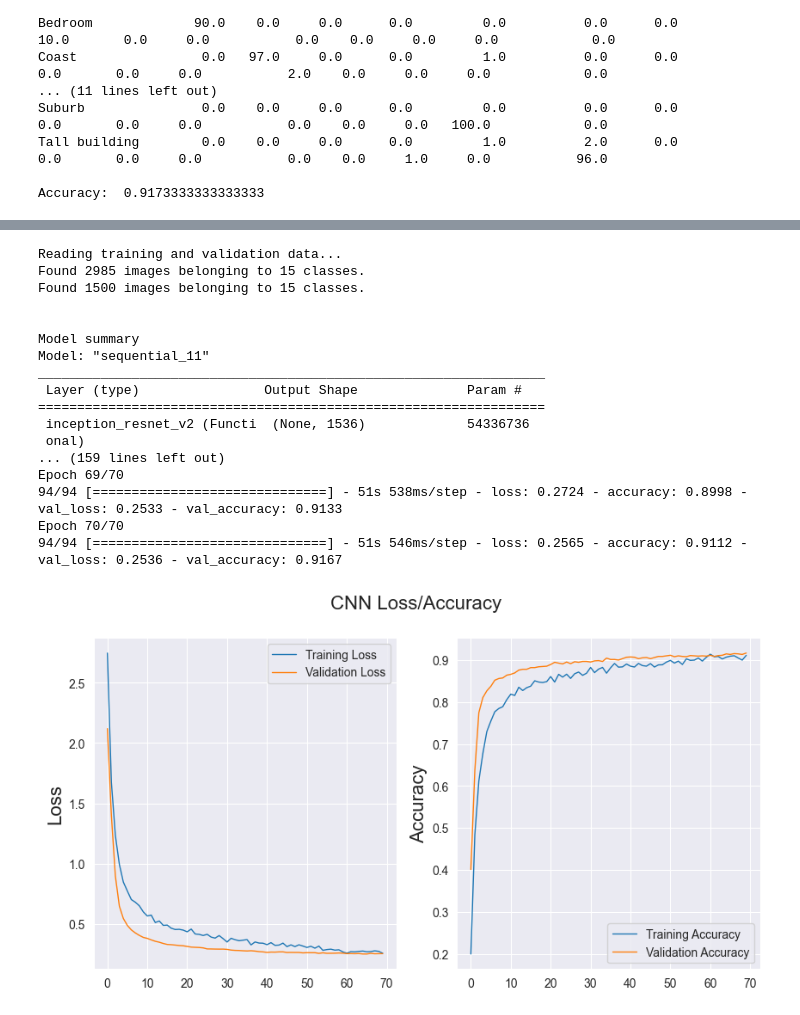
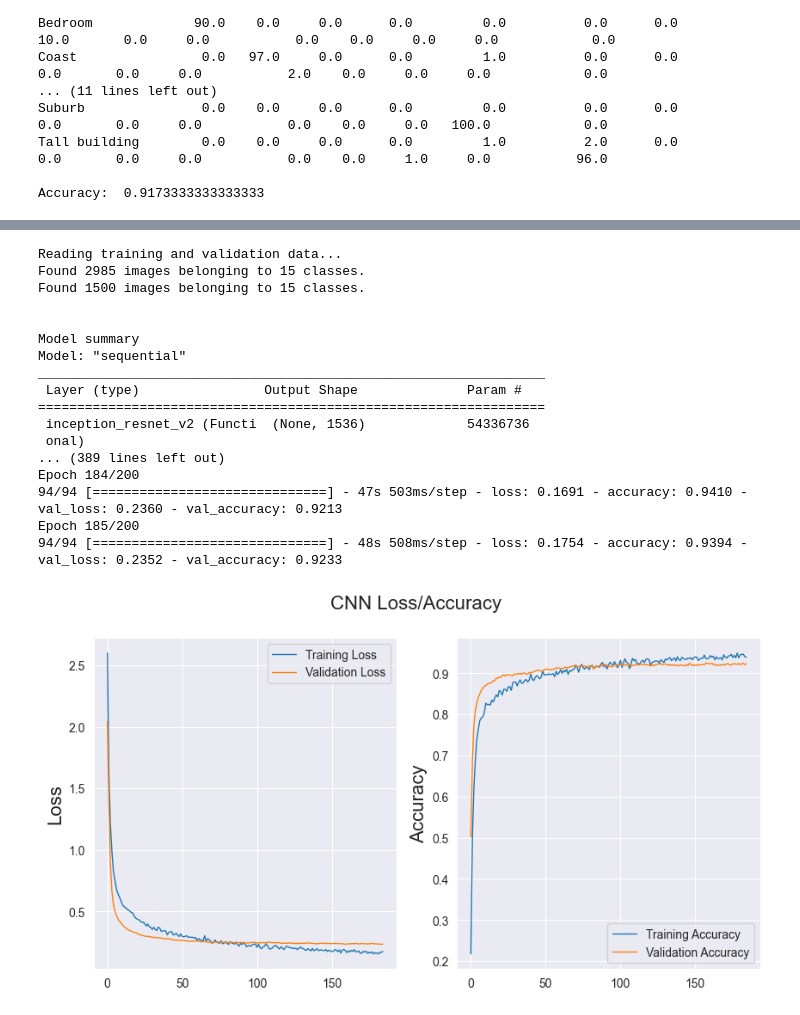
Before and after one commit to dieguisgs/ml2-deep-learning, a Jupyter notebook: 2-CNN.ipynb, the cells around one changed output, grey strips where cells are left out. Saved outputs shown, nothing was run; the diff lists cells and outputs as text; code cells hidden in the pictures.

Commit message:
Add Comments CNN
Adding comments of the training procedure

```diff
--- a/2-CNN.ipynb
+++ b/2-CNN.ipynb
@@ -60,4 +82,6 @@ cnn = CNN(base_model='ResNet50',model_name='resnet50_1')
 # %%
+
+cnn = CNN(base_model='ResNet50',model_name='resnet50_1')
 cnn.add(tf.keras.layers.Dense(1024/2, activation='relu'))
 cnn.add(tf.keras.layers.BatchNormalization())
 cnn.add(tf.keras.layers.Dropout(0.15))
@@ -65,3 +89,6 @@ cnn.add(tf.keras.layers.Dense(1024/2, activation='relu'))
 cnn.add(tf.keras.layers.BatchNormalization())
 cnn.add(tf.keras.layers.Dropout(0.15))
 cnn.add(tf.keras.layers.Dense(15, activation='softmax'))
+
+cnn.train(training_dir, validation_dir, epochs=50, early_stopping_patience=3)
+cnn.save()
@@ -3227,7 +3187,7 @@ AttributeError: 'CNN' object has no attribute '_dropout_rates'
 cnn_44 = CNN(base_model='InceptionResNetV2', model_name='InceptionResNetV2_17')
 
 cnn_44.add(tf.keras.layers.Dense(4096, activation='relu'))
-cnn_34.add(tf.keras.layers.Dropout(0.05))
+cnn_44.add(tf.keras.layers.Dropout(0.05))
 cnn_44.add(tf.keras.layers.BatchNormalization())
 cnn_44.add(tf.keras.layers.Dense(4096, activation='relu'))
 cnn_44.add(tf.keras.layers.Dropout(0.05))
@@ -3263,37 +3219,37 @@ cnn_44.predict(training_dir, "Training")
 # %%
 cnn_44.predict(validation_dir, "Validation")
 # %%
-cnn_45 = CNN(base_model='InceptionResNetV2', model_name='InceptionResNetV2_18')
+cnn_45 = CNN(base_model='InceptionResNetV2', model_name='InceptionResNetV2_20')
 
 cnn_45.add(tf.keras.layers.Dense(1024, activation='relu'))
 cnn_45.add(tf.keras.layers.Dropout(0.1))
 cnn_45.add(tf.keras.layers.BatchNormalization())
 cnn_45.add(tf.keras.layers.Dense(1024, activation='relu'))
 cnn_45.add(tf.keras.layers.Dropout(0.1))
 cnn_45.add(tf.keras.layers.BatchNormalization())
 cnn_45.add(tf.keras.layers.Dense(15, activation='softmax'))
 
-cnn_45.train(training_dir, validation_dir, epochs=70, early_stopping_patience=15, learning_rate=0.00001)
+cnn_45.train(training_dir, validation_dir, epochs=200, early_stopping_patience=25, learning_rate=0.00001)
 cnn_45.save()
 # %% [output]
 Reading training and validation data...
 Found 2985 images belonging to 15 classes.
 Found 1500 images belonging to 15 classes.
 
 
 Model summary
-Model: "sequential_11"
+Model: "sequential"
 _________________________________________________________________
  Layer (type)                Output Shape              Param #
 =================================================================
  inception_resnet_v2 (Functi  (None, 1536)             54336736
  onal)
-... (159 lines left out)
-Epoch 69/70
-94/94 [==============================] - 51s 538ms/step - loss: 0.2724 - accuracy: 0.8998 - val_loss: 0.2533 - val_accuracy: 0.9133
-Epoch 70/70
-94/94 [==============================] - 51s 546ms/step - loss: 0.2565 - accuracy: 0.9112 - val_loss: 0.2536 - val_accuracy: 0.9167
+... (389 lines left out)
+Epoch 184/200
+94/94 [==============================] - 47s 503ms/step - loss: 0.1691 - accuracy: 0.9410 - val_loss: 0.2360 - val_accuracy: 0.9213
+Epoch 185/200
+94/94 [==============================] - 48s 508ms/step - loss: 0.1754 - accuracy: 0.9394 - val_loss: 0.2352 - val_accuracy: 0.9233
-[figure, old version]
+[figure, new version]
 # %%
 cnn_45.predict(training_dir, "Training")
 # %% [output]
```
Also changed, not shown: parts of 38 cells of this notebook.
